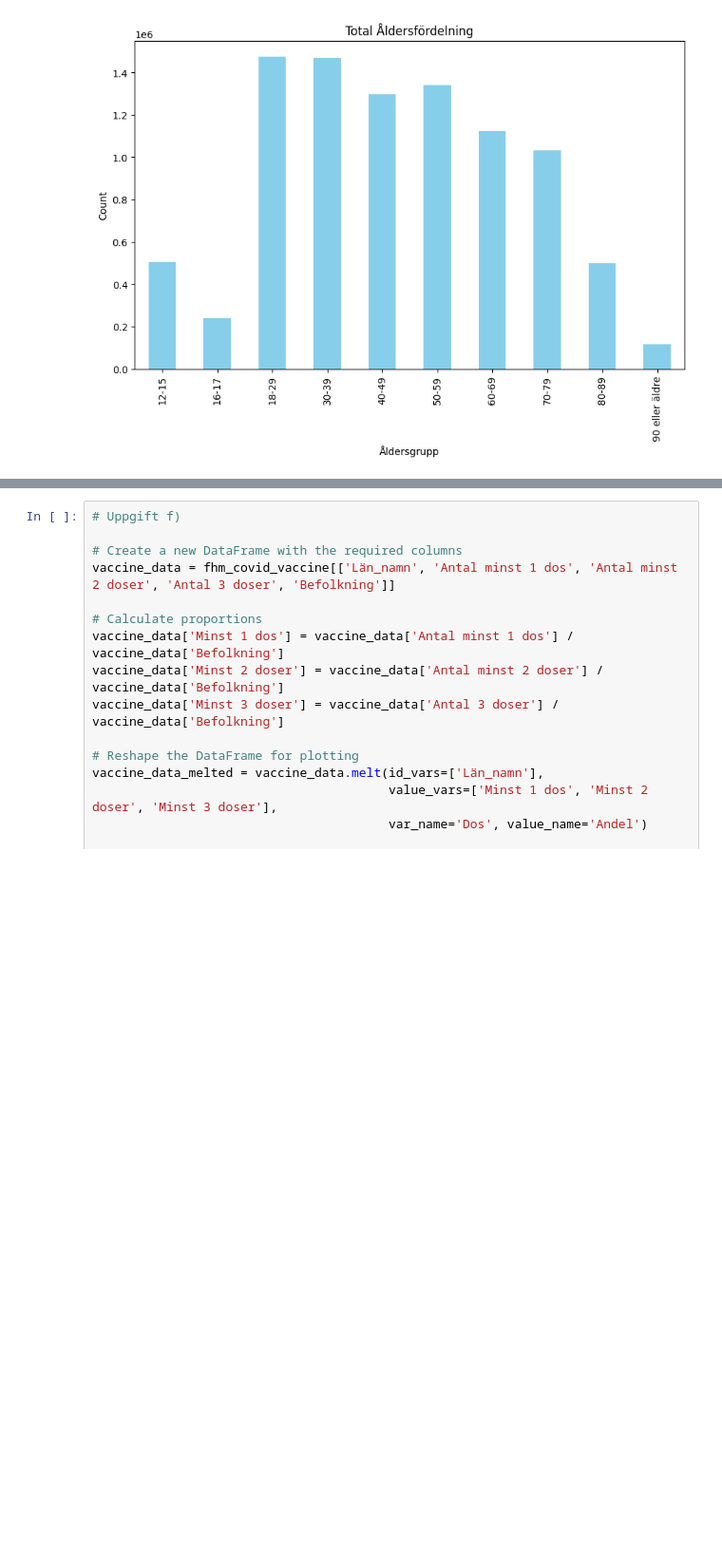
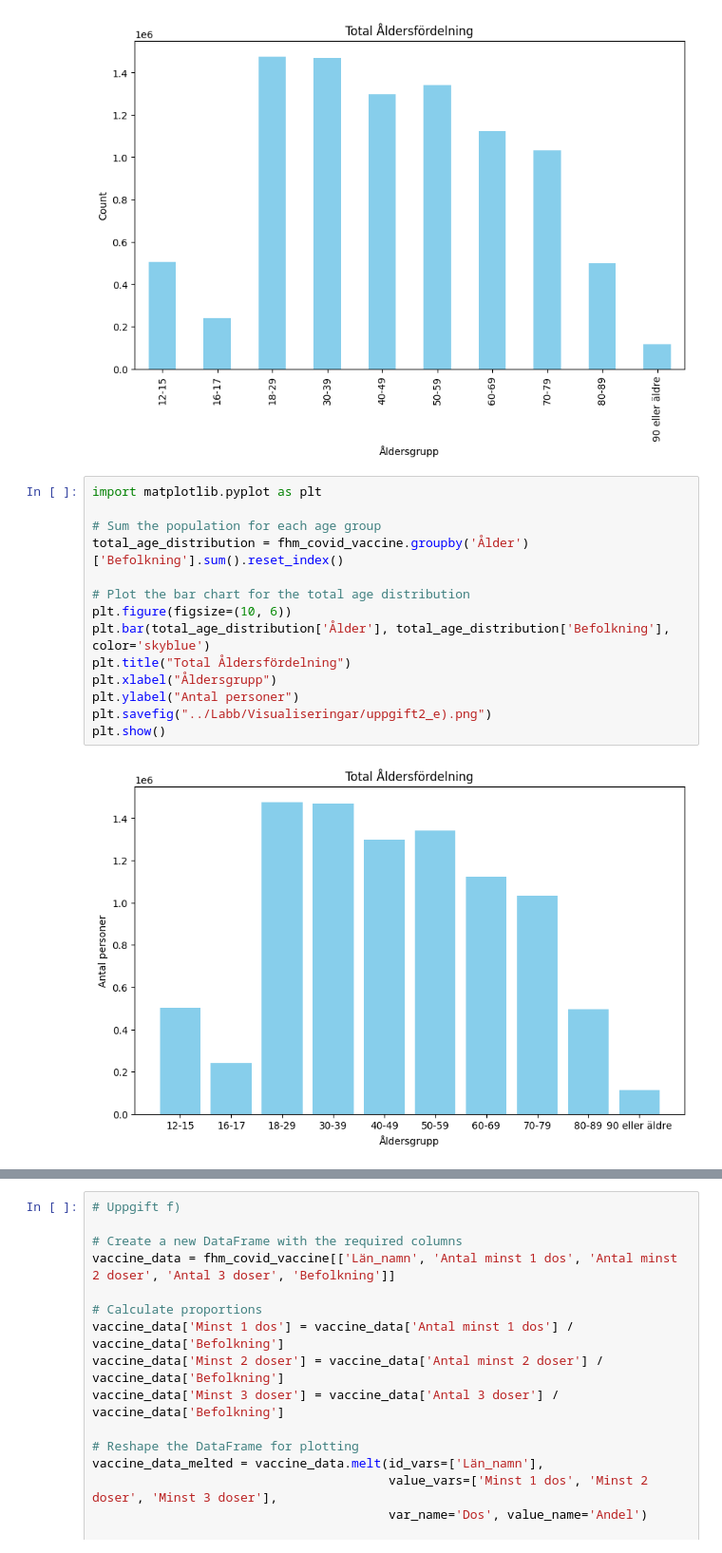
Before and after one commit to SFredin1/Databehandling-AI23-SEBASTIAN-FREDIN, a Jupyter notebook: Labb/Labb.ipynb, the cells around one changed output, grey strips where cells are left out. Shown at 95% size. Cells and saved outputs as stored; diff of their text form; blank space fills up the shorter version.

```diff
--- a/Labb/Labb.ipynb
+++ b/Labb/Labb.ipynb
@@ -344,3 +344,19 @@ plt.savefig("../Labb/Visualiseringar/uppgift2_e).png")
 plt.show()
 # %% [output]
 [figure]
+# %%
+import matplotlib.pyplot as plt
+
+# Sum the population for each age group
+total_age_distribution = fhm_covid_vaccine.groupby('Ålder')['Befolkning'].sum().reset_index()
+
+# Plot the bar chart for the total age distribution
+plt.figure(figsize=(10, 6))
+plt.bar(total_age_distribution['Ålder'], total_age_distribution['Befolkning'], color='skyblue')
+plt.title("Total Åldersfördelning")
+plt.xlabel("Åldersgrupp")
+plt.ylabel("Antal personer")
+plt.savefig("../Labb/Visualiseringar/uppgift2_e).png")
+plt.show()
+# %% [output]
+[figure, added]
```
Also changed, not shown: parts of 1 cell of this notebook.
